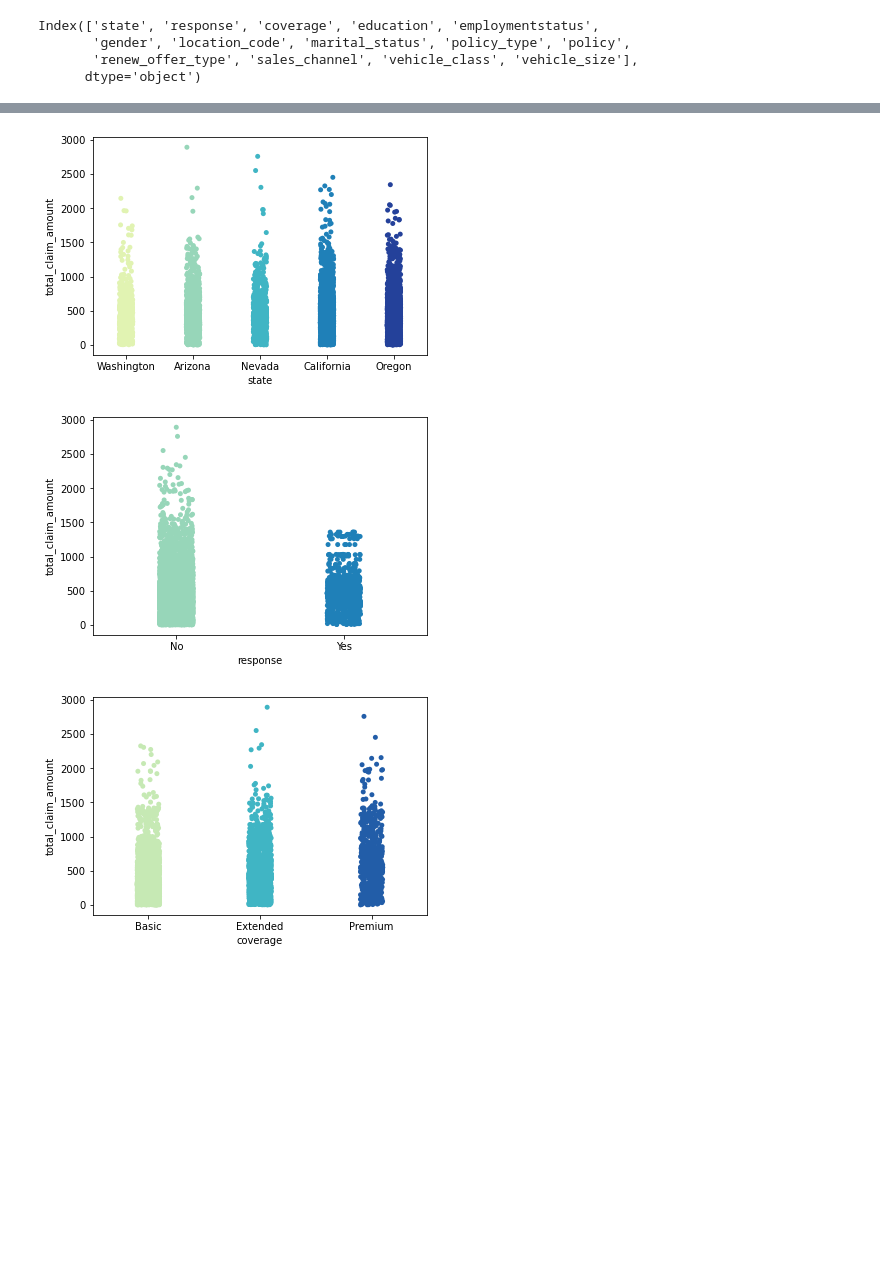
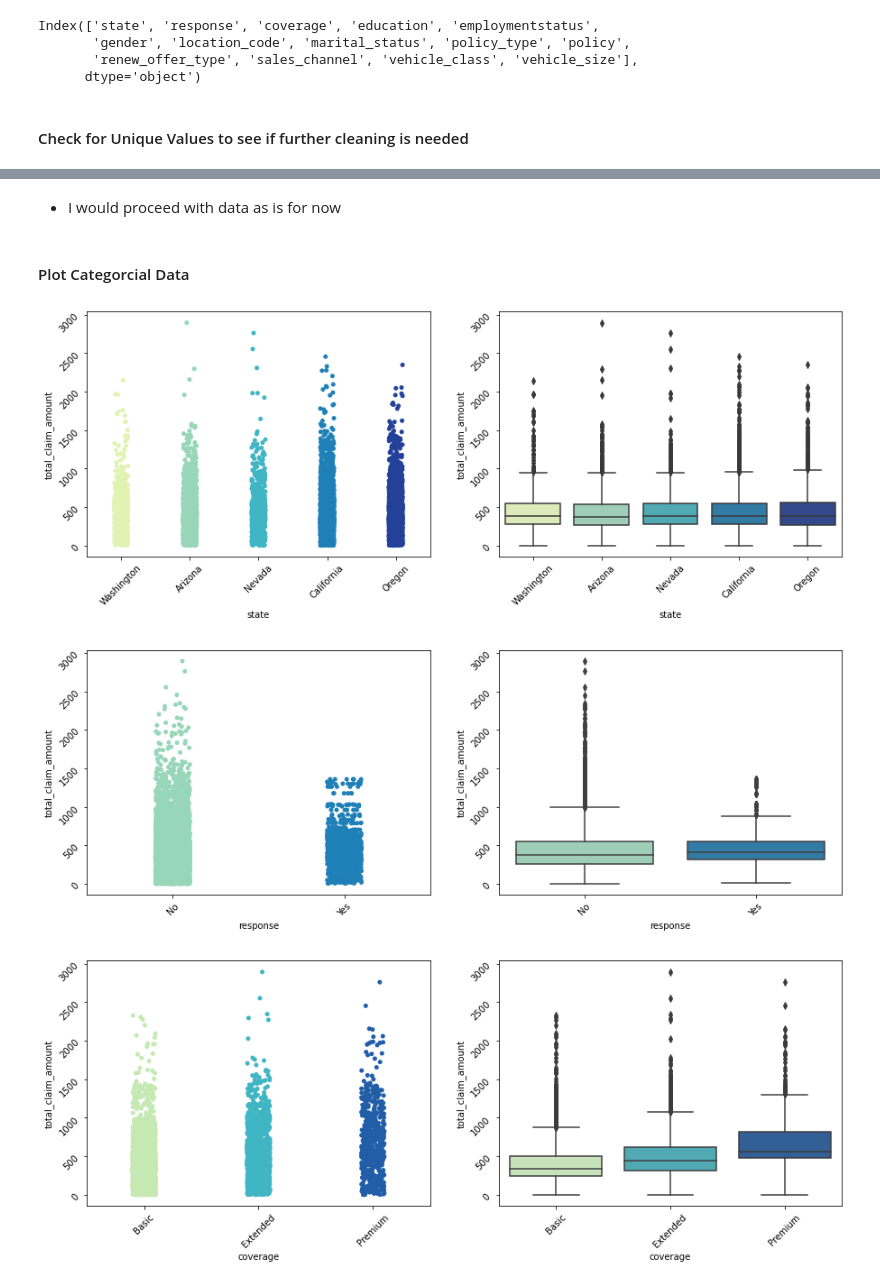
Before and after one commit to nataschaberg/linear-regression-lab, a Jupyter notebook: lab-2.ipynb, the cells around one changed output, grey strips where cells are left out. Drawn from its saved outputs; the diff is of its cells as text; code cells hidden in the pictures; blank space fills up the shorter version.

```diff
--- a/lab-2.ipynb
+++ b/lab-2.ipynb
@@ -65,6 +69,8 @@ Index(['state', 'response', 'coverage', 'education', 'employmentstatus',
        'gender', 'location_code', 'marital_status', 'policy_type', 'policy',
        'renew_offer_type', 'sales_channel', 'vehicle_class', 'vehicle_size'],
       dtype='object')
+# %% [markdown]
+#### Check for Unique Values to see if further cleaning is needed
 # %%
 categoricals.apply(lambda x: x.unique())
 # %% [output]
@@ -83,11 +89,22 @@ sales_channel                       [Agent, Call Center, Web, Branch]
 vehicle_class       [Two-Door Car, Four-Door Car, SUV, Luxury SUV,...
 vehicle_size                                  [Medsize, Small, Large]
 dtype: object
+# %% [markdown]
+- I would proceed with data as is for now
+# %% [markdown]
+#### Plot Categorcial Data
 # %%
 for col in categoricals:
-    sns.stripplot(x=col, y="total_claim_amount", data=customer_df, palette="YlGnBu", dodge=True)
+    fig, ax = plt.subplots(1, 2, figsize=(15, 5))
+
+    sns.stripplot(x=customer_df[col], y=customer_df["total_claim_amount"],
+                  data=customer_df, palette="YlGnBu", dodge=True, ax=ax[0])
+    ax[0].tick_params(labelrotation=45)
+
+    sns.boxplot(x=customer_df[col], y=customer_df['total_claim_amount'], data=customer_df, palette='YlGnBu', ax=ax[1])
+    ax[1].tick_params(labelrotation=45)
     plt.show()
 # %% [output]
-[figure, old version]
+[figure, new version]
-[figure, old version]
+[figure, new version]
-[figure, old version]
+[figure, new version]
```
Also changed, not shown: parts of 16 cells of this notebook.
